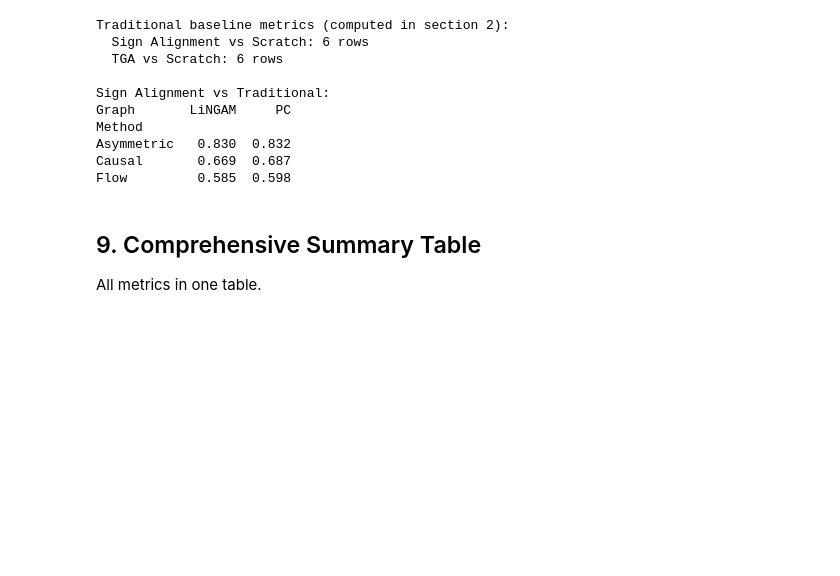
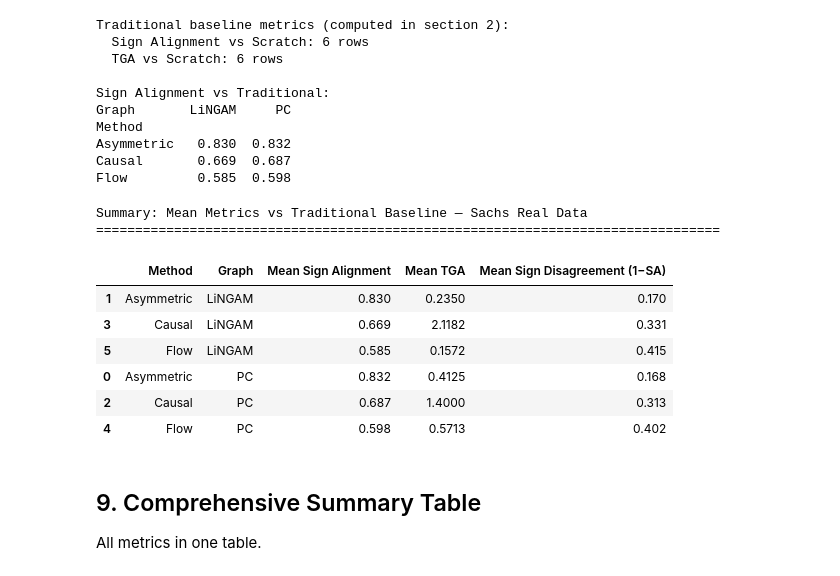
Before and after one commit to juanriosg12/master_thesis, a Jupyter notebook: notebooks/real_data_summary.ipynb, the cells around one changed output. Saved outputs shown, nothing was run; the diff lists cells and outputs as text; code cells hidden in the pictures; blank space fills up the shorter version.

```diff
--- a/notebooks/real_data_summary.ipynb
+++ b/notebooks/real_data_summary.ipynb
@@ -1154,6 +1198,31 @@ fig_summary_scratch.update_layout(
 
 )
 fig_summary_scratch.show()
+# %%
+# ── Summary Table: Mean Metrics by Method & Graph (Traditional baseline) ─────
+df_summary_scratch_agg = df_sa_scratch.merge(df_tga_scratch, on=["Method", "Graph"])
+df_summary_scratch_agg["SignDisagreement"] = 1 - df_summary_scratch_agg["MeanSignAlign"]
+df_summary_scratch_agg = df_summary_scratch_agg[["Method", "Graph", "MeanSignAlign", "MeanTGA", "SignDisagreement"]]
+df_summary_scratch_agg = df_summary_scratch_agg.rename(columns={
+    "MeanSignAlign": "Mean Sign Alignment",
+    "MeanTGA": "Mean TGA",
+    "SignDisagreement": "Mean Sign Disagreement (1−SA)"
+})
+df_summary_scratch_agg = df_summary_scratch_agg.sort_values(["Graph", "Method"])
+
+print("\nSummary: Mean Metrics vs Traditional Baseline — Sachs Real Data")
+print("=" * 80)
+display(df_summary_scratch_agg.round(4))
+# %% [output]
+Summary: Mean Metrics vs Traditional Baseline — Sachs Real Data
+================================================================================
+|  | Method | Graph | Mean Sign Alignment | Mean TGA | Mean Sign Disagreement (1−SA) |
+| 1 | Asymmetric | LiNGAM | 0.830 | 0.2350 | 0.170 |
+| 3 | Causal | LiNGAM | 0.669 | 2.1182 | 0.331 |
+| 5 | Flow | LiNGAM | 0.585 | 0.1572 | 0.415 |
+| 0 | Asymmetric | PC | 0.832 | 0.4125 | 0.168 |
+| 2 | Causal | PC | 0.687 | 1.4000 | 0.313 |
+| 4 | Flow | PC | 0.598 | 0.5713 | 0.402 |
 # %% [markdown]
 ## 9. Comprehensive Summary Table
 
```
Also changed, not shown: parts of 6 cells of this notebook, 1 other file.
